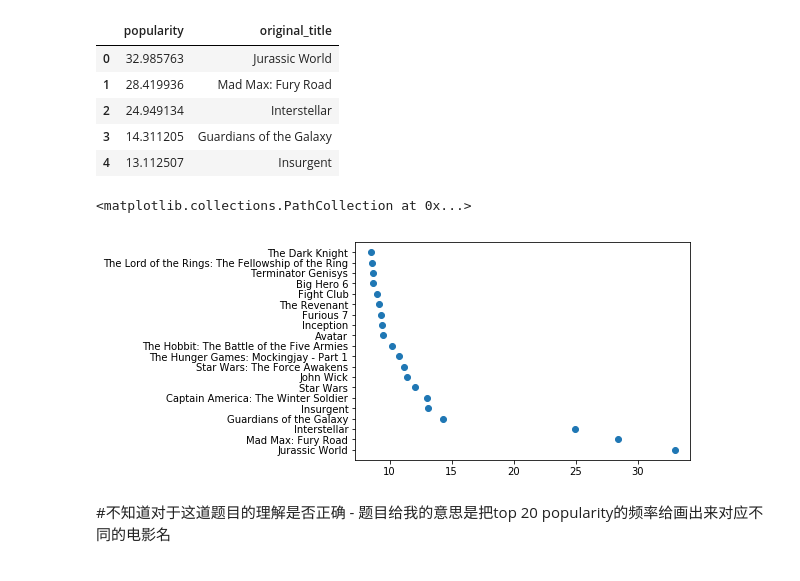
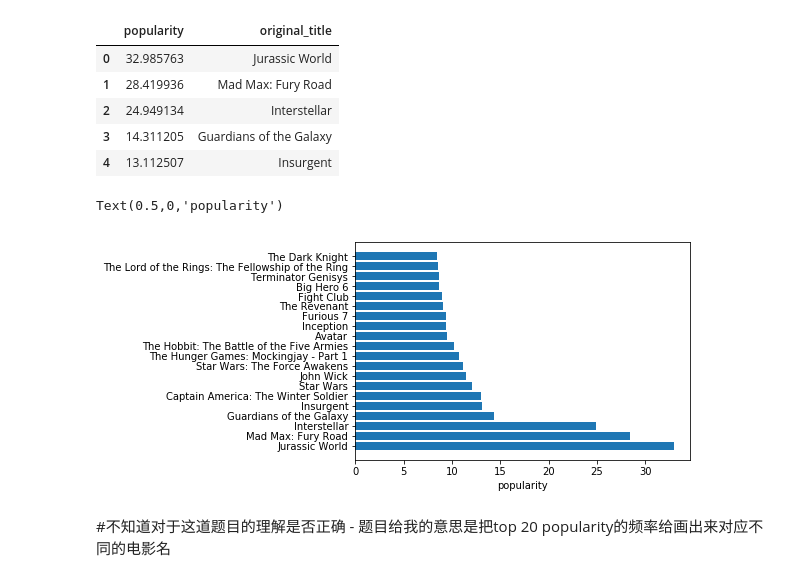
Before and after one commit to Kenifx/Movie, a Jupyter notebook: Explore Movie Dataset.ipynb, the cells around one changed output. Saved outputs shown, nothing was run; the diff lists cells and outputs as text; code cells hidden in the pictures.

```diff
--- a/Explore Movie Dataset.ipynb
+++ b/Explore Movie Dataset.ipynb
@@ -77,6 +77,3 @@ movie_data.describe()
 在真实的工作场景中，数据处理往往是最为费时费力的环节。但是幸运的是，我们提供给大家的 tmdb 数据集非常的「干净」，不需要大家做特别多的数据清洗以及处理工作。在这一步中，你的核心的工作主要是对数据表中的空值进行处理。你可以使用 `.fillna()` 来填补空值，当然也可以使用 `.dropna()` 来丢弃数据表中包含空值的某些行或者列。
 
 任务：使用适当的方法来清理空值，并将得到的数据保存。
-# %%
-movie_data.dropna(axis=0, inplace = True) #直接把带有null的行去掉，并用inplace=True保存
-movie_data.isnull().sum().sum()
@@ -84,0 +120,5 @@ movie_data.isnull().sum().sum()
+# %%
+#replace homepage Nan values with unknown
+values = {'homepage':'Unknown','tagline':'unknwon','keywords':'unknwon','production_companies':'unknown'}
+
+movie_data.fillna(value = 'unknown', inplace = True)
@@ -217,10 +332,12 @@ df1.head()
 | 3 | 14.311205 | Guardians of the Galaxy |
 | 4 | 13.112507 | Insurgent |
 # %%
-plt.scatter(data = df1, x = 'popularity', y = 'original_title')
+#plt.scatter(data = df1, x = 'popularity', y = 'original_title')
+plt.barh(data=df1, width='popularity', y='original_title')
+plt.xlabel('popularity')
 # %% [output]
-<matplotlib.collections.PathCollection at 0x...>
+Text(0.5,0,'popularity')
-[figure, old version]
+[figure, new version]
 # %% [markdown]
 #不知道对于这道题目的理解是否正确 - 题目给我的意思是把top 20 popularity的频率给画出来对应不同的电影名
 # %% [markdown]
```
Also changed, not shown: parts of 11 cells of this notebook, 1 other file.
